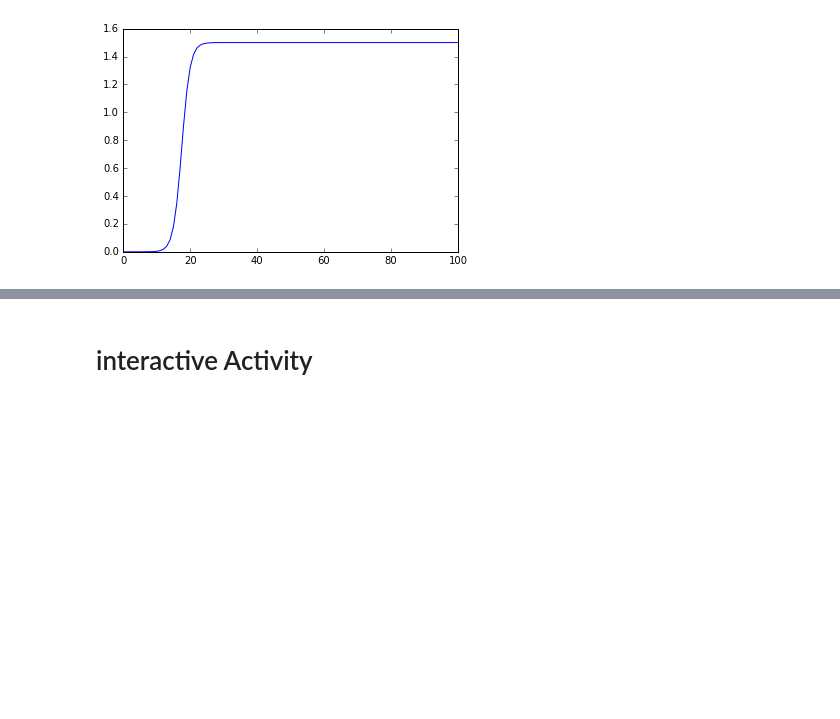
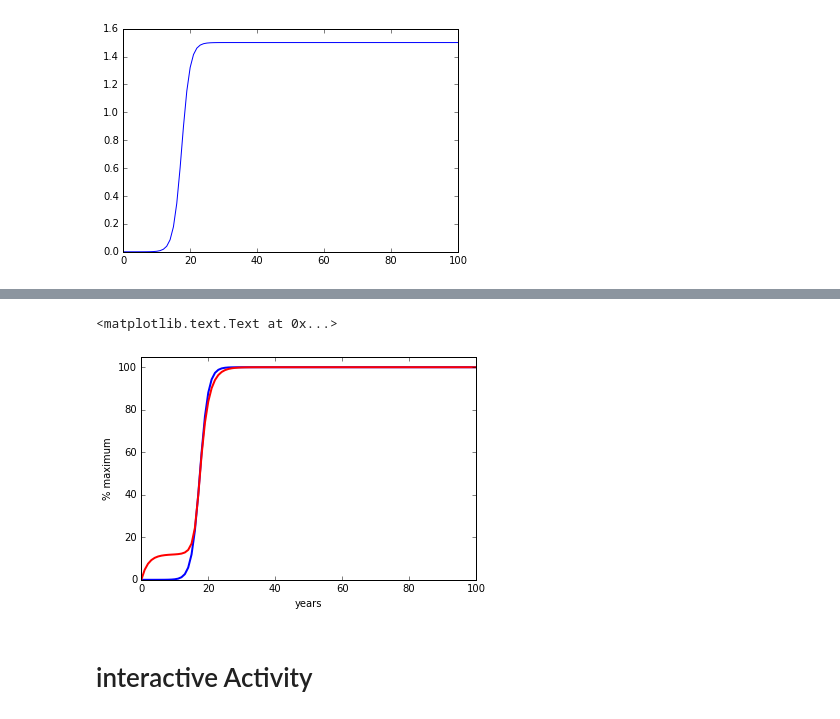
Before and after one commit to GuillaumeNoell/Bioinformatics---EASI-EPOC, a Jupyter notebook: math_model.ipynb, the cells around one changed output, grey strips where cells are left out. Cells and saved outputs as stored; diff of their text form; code cells hidden in the pictures; blank space fills up the shorter version.

```diff
--- a/math_model.ipynb
+++ b/math_model.ipynb
@@ -151,3 +160,12 @@ plt.ylim([0,1.1])
+# %%
+plt.plot(years, E_values/max(E_values)*100, color='b', linewidth=2.0)
+plt.plot(years, A_values/max(A_values)*100, color='r', linewidth=2.0)
+plt.ylabel('% maximum')
+plt.ylim([0,105])
+plt.xlabel('years')
+# %% [output]
+<matplotlib.text.Text at 0x...>
+[figure, added]
 # %% [markdown]
 # interactive Activity
 # %%
```
Also changed, not shown: parts of 7 cells of this notebook.
